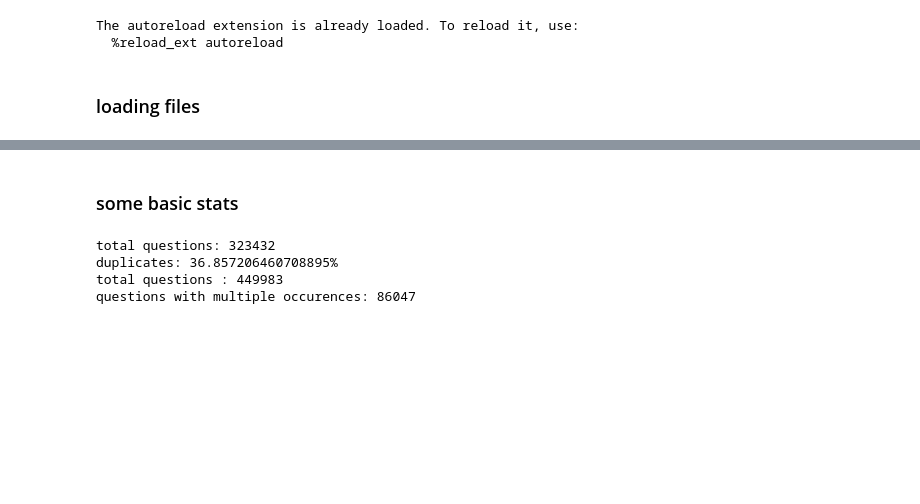
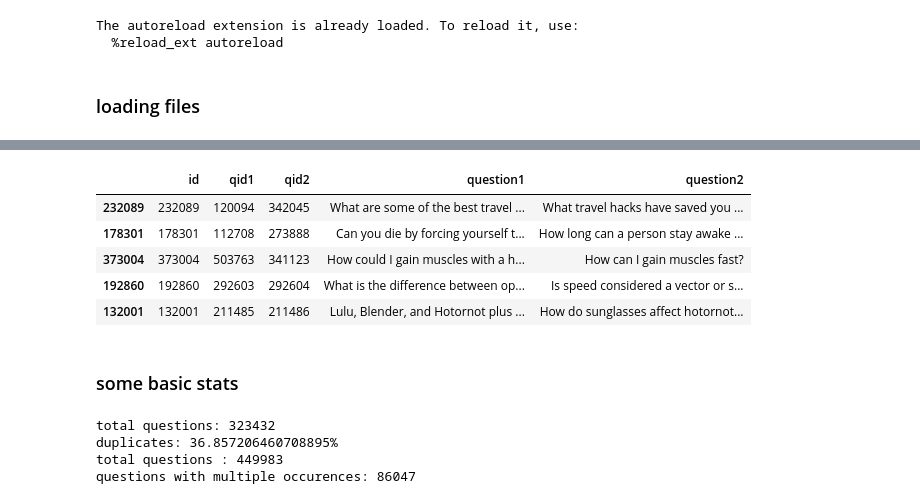
Before and after one commit to swechhasingh/qqp-nlp-project, a Jupyter notebook: quora_exploration.ipynb, the cells around one changed output, grey strips where cells are left out. Drawn from its saved outputs; the diff is of its cells as text; code cells hidden in the pictures; blank space fills up the shorter version.

```diff
--- a/quora_exploration.ipynb
+++ b/quora_exploration.ipynb
@@ -90,3 +103,12 @@ X_train.head(5)
+# %%
+X_test.head(5)
+# %% [output]
+|  | id | qid1 | qid2 | question1 | question2 |
+| 232089 | 232089 | 120094 | 342045 | What are some of the best travel ... | What travel hacks have saved you ... |
+| 178301 | 178301 | 112708 | 273888 | Can you die by forcing yourself t... | How long can a person stay awake ... |
+| 373004 | 373004 | 503763 | 341123 | How could I gain muscles with a h... | How can I gain muscles fast? |
+| 192860 | 192860 | 292603 | 292604 | What is the difference between op... | Is speed considered a vector or s... |
+| 132001 | 132001 | 211485 | 211486 | Lulu, Blender, and Hotornot plus ... | How do sunglasses affect hotornot... |
 # %%
 # combining the strings together
 # %% [markdown]
```
Also changed, not shown: parts of 5 cells of this notebook.
